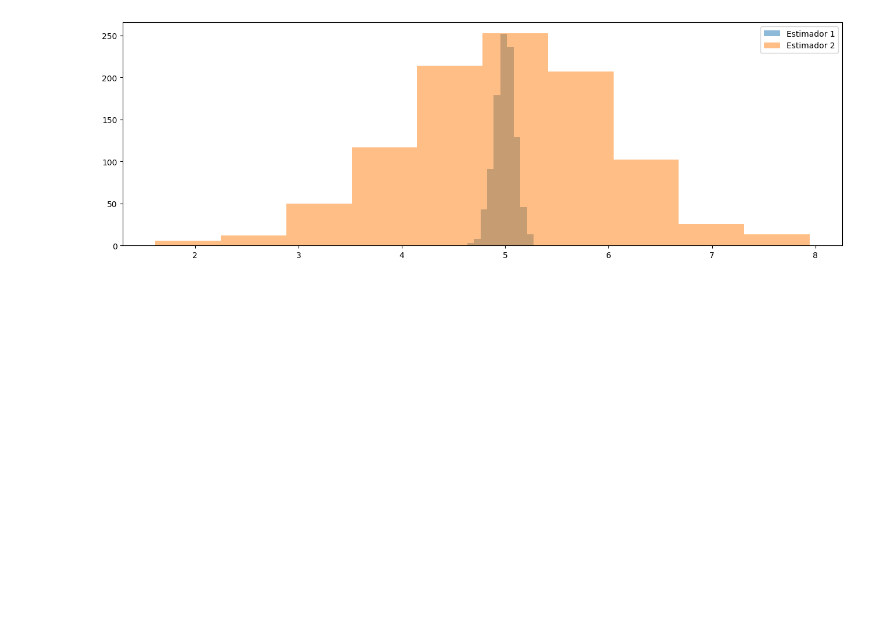
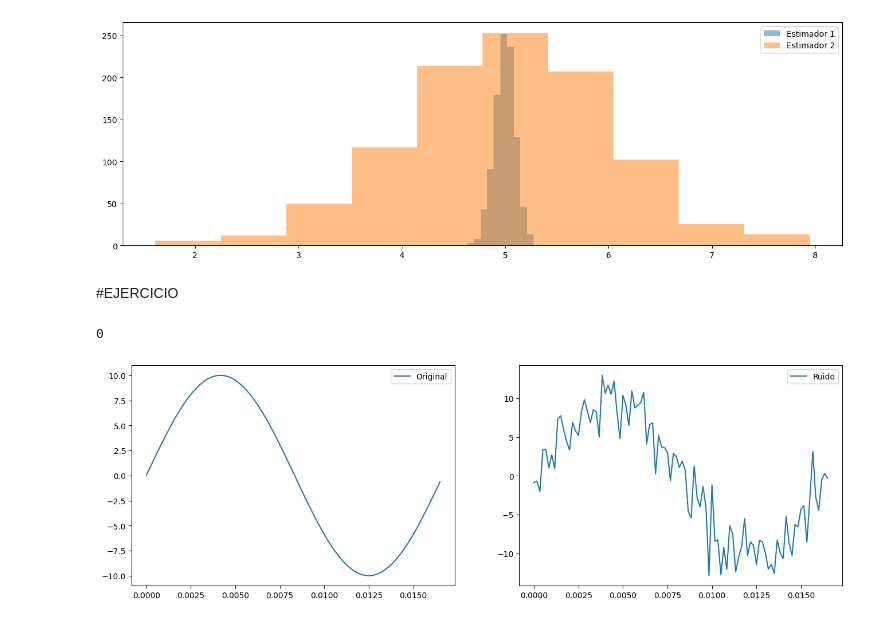
Before and after one commit to FelipeFerAl/TAM-2025-2, a Jupyter notebook: ClassExercises/TAM180925.ipynb, the cells around one changed output. Cells and saved outputs as stored; diff of their text form; code cells hidden in the pictures; blank space fills up the shorter version.

Commit message:
Error approach

```diff
--- a/ClassExercises/TAM180925.ipynb
+++ b/ClassExercises/TAM180925.ipynb
@@ -24,3 +24,70 @@ plt.legend()
 plt.show()
 # %% [output]
 [figure]
+# %% [markdown]
+#EJERCICIO
+# %%
+#función cálculo varianza del ruido a partir del snr dB
+def var_snr(x,snrdB): #x vector de datos (señal), snrdB SNR en dB
+    Px = np.mean(x**2)#estimador potencia media de la señal
+    return Px/(10**(snrdB/10))
+# %%
+#datos simulados
+Fo = 60 #frecuencia fundamental señal cos
+A = 10 # amplitud de la señal
+To = 1/Fo #periodo fundamental
+Fs = 100*Fo #frecuencia muestreo según nyquist Fs >= 2 Fo
+X = np.arange(0,To,1/Fs) #vector de entrada en un periodo con pasos según período de muestreo
+
+snrdB = 10 #ruido según SNR dB
+#señal limpia - objetivo
+tt = A*np.sin(2*np.pi*Fo*X)
+#modelo con función sinoidal contaminada con ruido Gaussiano
+t = A*np.sin(2*np.pi*Fo*X) + np.sqrt(var_snr(tt,snrdB))*np.random.randn(len(X))
+
+X = X.reshape(-1,1)#filas = realizaciones-muestras
+t = t.reshape(-1,1)
+# %%
+#solución min cuadrados regularizados
+from sklearn.linear_model import Ridge
+from sklearn.preprocessing import PolynomialFeatures
+from sklearn.model_selection import ShuffleSplit
+
+
+#generación representación polinomial
+#desde la libreria sklearn
+Q = np.arange(1,11)
+error = np.zeros(len(Q))
+
+#particionar datos
+rs = ShuffleSplit(n_splits=1, random_state=0, test_size=0.2)
+for i, (train_i, test_i) in enumerate(rs.split(X)):
+   print(i)
+
+#regresor
+lambdaR = 1e-15#hiperparámetro de regularización
+reg_mc = Ridge(alpha=lambdaR)
+train_i = np.sort(train_i)
+test_i = np.sort(test_i)
+
+for q in Q:
+  phiQ = PolynomialFeatures(degree=q)
+  Phi = phiQ.fit_transform(X)
+
+  reg_mc.fit(Phi[train_i],t[train_i])
+  t_mc = reg_mc.predict(Phi[test_i])
+
+  error[q-1] = np.linalg.norm(tt[test_i] - t_mc)
+# %% [output]
+0
+# %%
+plt.figure(figsize=(16,5))
+plt.subplot(1,2,1)
+plt.plot(X, tt, label='Original')
+plt.legend()
+plt.subplot(1,2,2)
+plt.plot(X, t, label='Ruido')
+plt.legend()
+plt.show()
+# %% [output]
+[figure, added]
```
Also changed, not shown: parts of 1 cell of this notebook.
